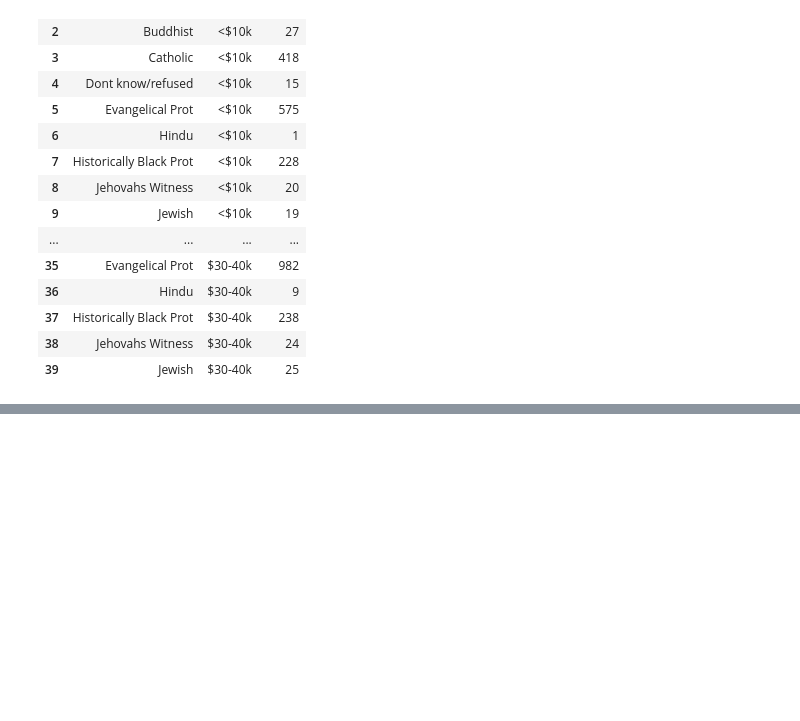
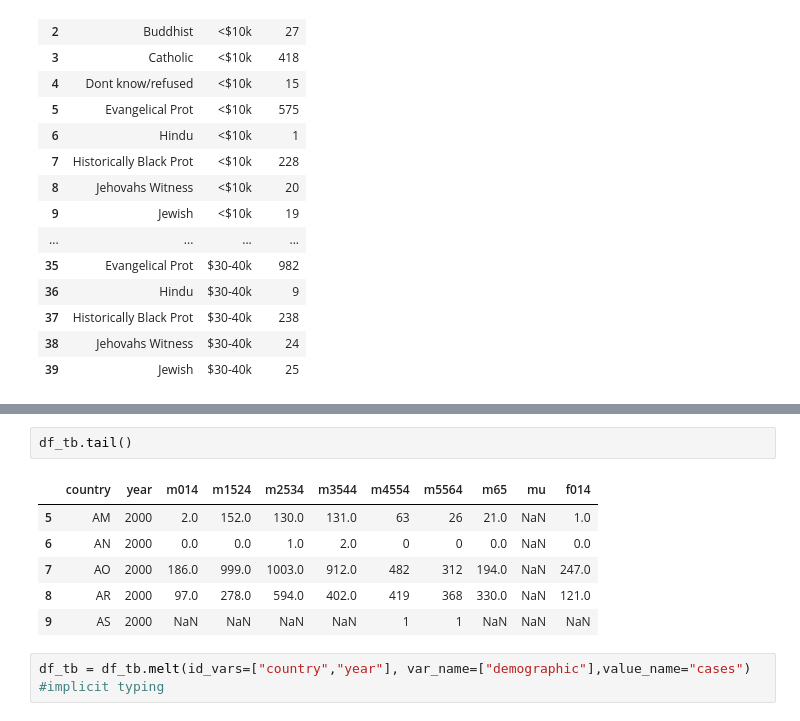
Before and after one commit to wu-olivia-ke/inf1340-programmingfordatascience-fa21, a Jupyter notebook: class-demo.ipynb, the cells around one changed output, grey strips where cells are left out. Drawn from its saved outputs; the diff is of its cells as text; blank space fills up the shorter version.

```diff
--- a/class-demo.ipynb
+++ b/class-demo.ipynb
@@ -315,0 +335,11 @@ tidy_pew.head(40)
+# %%
+df_tb.tail()
+# %% [output]
+|  | country | year | m014 | m1524 | m2534 | m3544 | m4554 | m5564 | m65 | mu | f014 |
+| 5 | AM | 2000 | 2.0 | 152.0 | 130.0 | 131.0 | 63 | 26 | 21.0 | NaN | 1.0 |
+| 6 | AN | 2000 | 0.0 | 0.0 | 1.0 | 2.0 | 0 | 0 | 0.0 | NaN | 0.0 |
+| 7 | AO | 2000 | 186.0 | 999.0 | 1003.0 | 912.0 | 482 | 312 | 194.0 | NaN | 247.0 |
+| 8 | AR | 2000 | 97.0 | 278.0 | 594.0 | 402.0 | 419 | 368 | 330.0 | NaN | 121.0 |
+| 9 | AS | 2000 | NaN | NaN | NaN | NaN | 1 | 1 | NaN | NaN | NaN |
+# %%
+df_tb = df_tb.melt(id_vars=["country","year"], var_name=["demographic"],value_name="cases") #implicit typing
```
Also changed, not shown: parts of 6 cells of this notebook, 1 other file.
